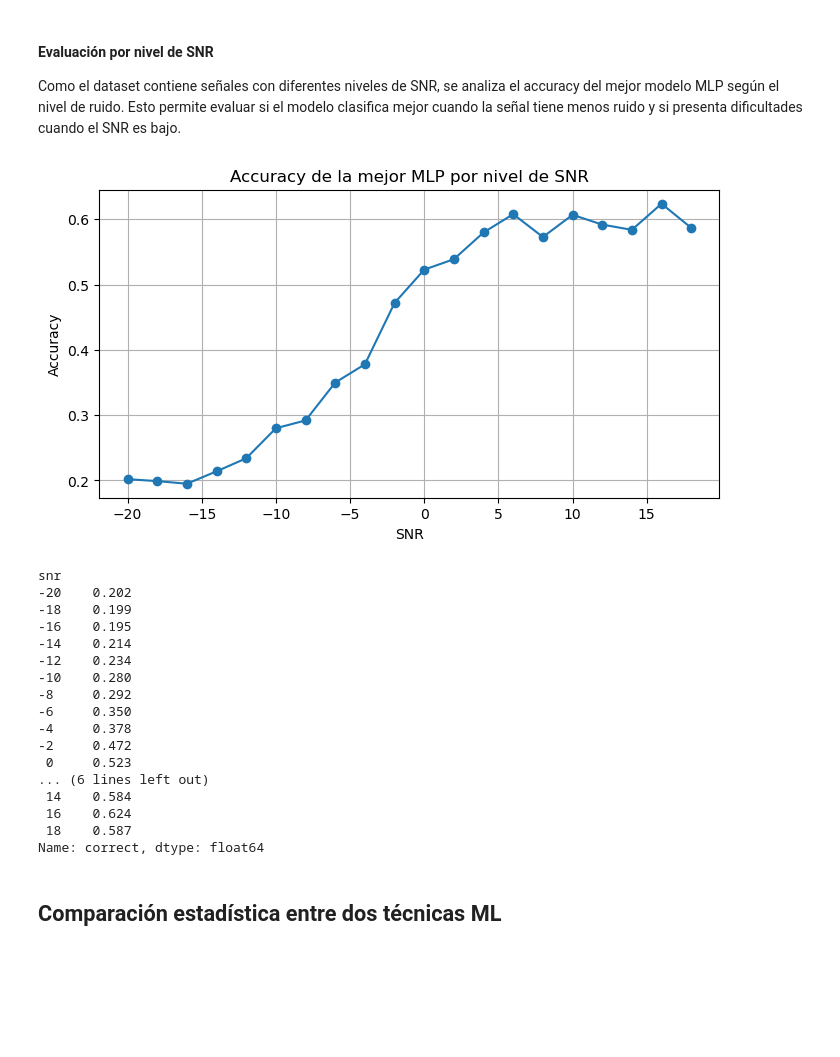
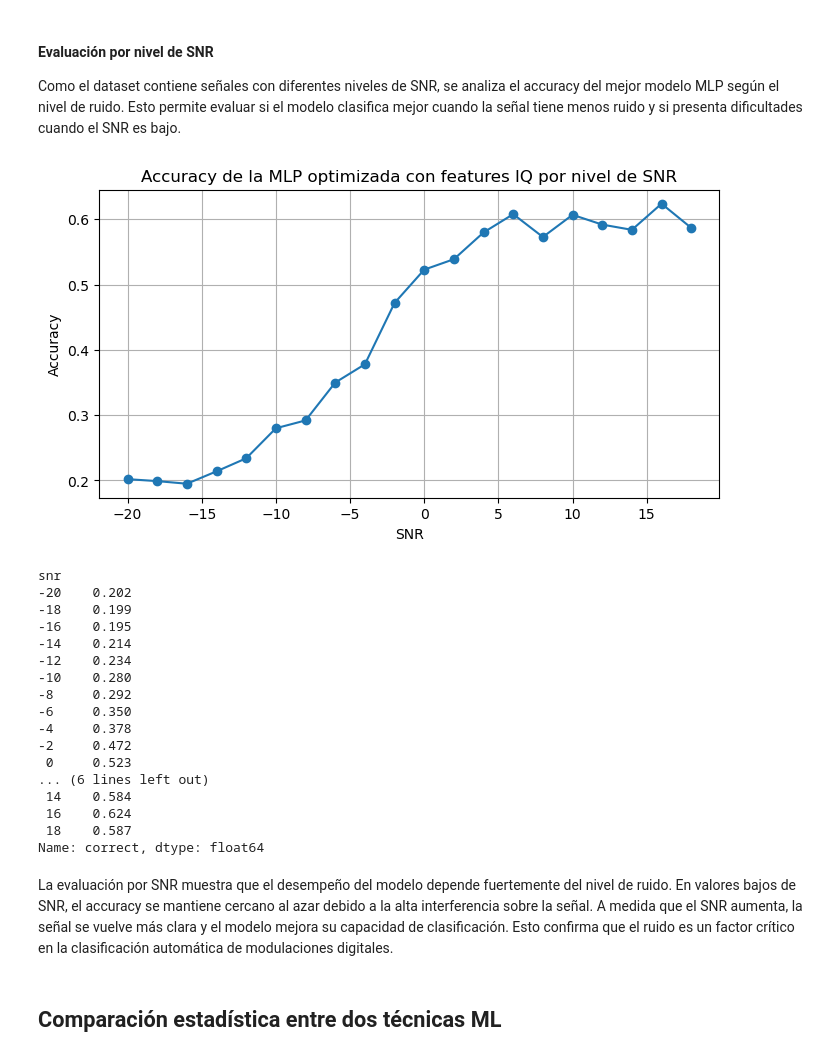
Before and after one commit to gbberru/ML-Digital-Modulations-classifier, a Jupyter notebook: notebook/digital-modulations-classifier.ipynb, the cells around one changed output. Cells and saved outputs as stored; diff of their text form; code cells hidden in the pictures; blank space fills up the shorter version.

```diff
--- a/notebook/digital-modulations-classifier.ipynb
+++ b/notebook/digital-modulations-classifier.ipynb
@@ -1173,25 +1204,25 @@ Como el dataset contiene señales con diferentes niveles de SNR, se analiza el a
 # %%
 df_eval_snr = pd.DataFrame({
     "y_true": label_encoder.inverse_transform(y_test),
     "y_pred": label_encoder.inverse_transform(y_pred_best_mlp),
     "snr": snr_test
 })
 
 df_eval_snr["correct"] = df_eval_snr["y_true"] == df_eval_snr["y_pred"]
 
 accuracy_by_snr = df_eval_snr.groupby("snr")["correct"].mean()
 
 plt.figure(figsize=(8, 4))
 plt.plot(accuracy_by_snr.index, accuracy_by_snr.values, marker="o")
-plt.title("Accuracy de la mejor MLP por nivel de SNR")
+plt.title("Accuracy de la MLP optimizada con features IQ por nivel de SNR")
 plt.xlabel("SNR")
 plt.ylabel("Accuracy")
 plt.grid(True)
 plt.show()
 
 accuracy_by_snr
 # %% [output]
-[figure, old version]
+[figure, new version]
 snr
 -20    0.202
 -18    0.199
@@ -1209,6 +1240,8 @@ snr
  16    0.624
  18    0.587
 Name: correct, dtype: float64
+# %% [markdown]
+La evaluación por SNR muestra que el desempeño del modelo depende fuertemente del nivel de ruido. En valores bajos de SNR, el accuracy se mantiene cercano al azar debido a la alta interferencia sobre la señal. A medida que el SNR aumenta, la señal se vuelve más clara y el modelo mejora su capacidad de clasificación. Esto confirma que el ruido es un factor crítico en la clasificación automática de modulaciones digitales.
 # %% [markdown]
 ## Comparación estadística entre dos técnicas ML
 # %% [markdown]
```
Also changed, not shown: parts of 16 cells of this notebook.
